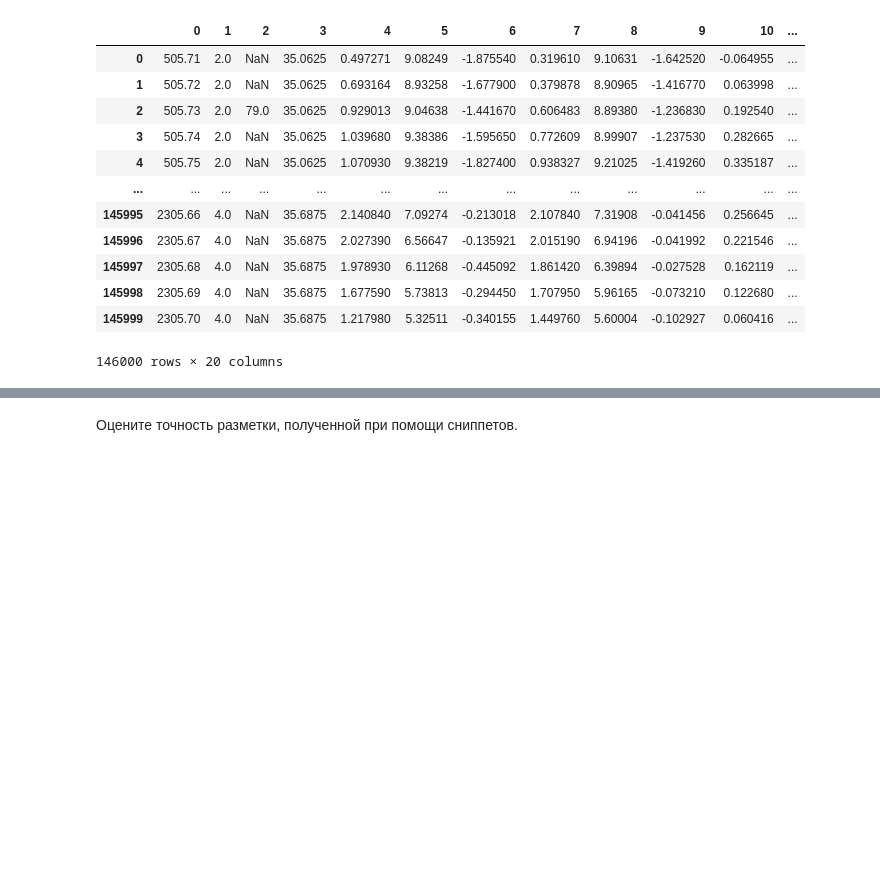
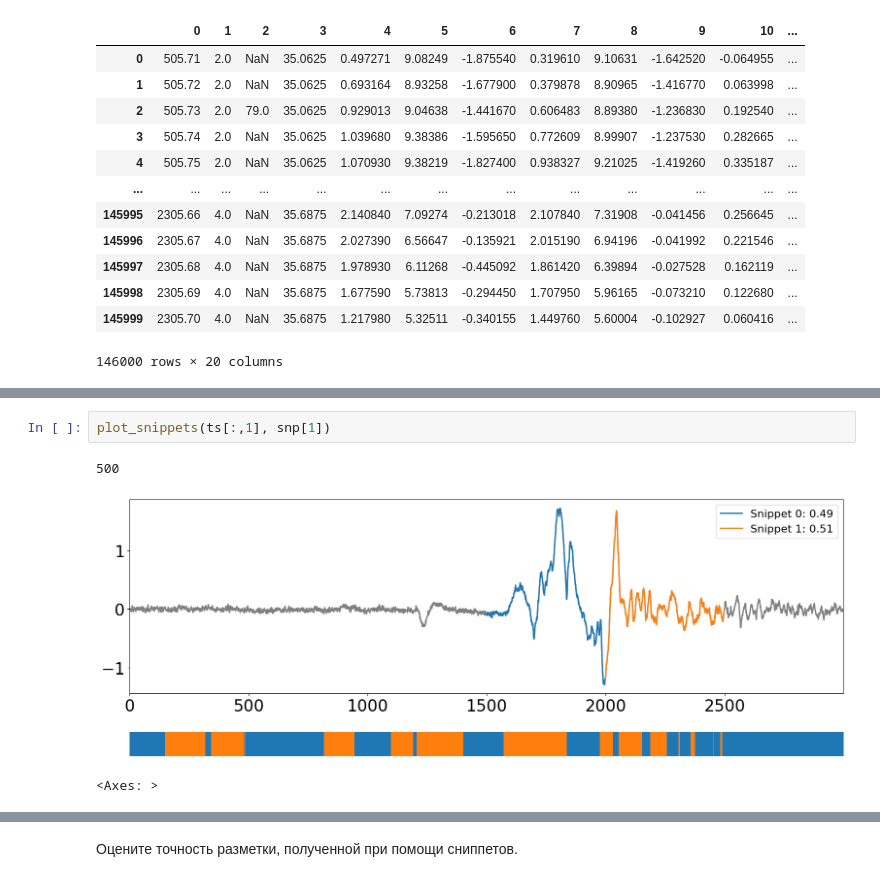
Before and after one commit to Isakova74/2023-Isakova-TimeSeriesCourse, a Jupyter notebook: practice/05_Snippets/05 Snippets.ipynb, the cells around one changed output, grey strips where cells are left out. Cells and saved outputs as stored; diff of their text form; blank space fills up the shorter version.

```diff
--- a/practice/05_Snippets/05 Snippets.ipynb
+++ b/practice/05_Snippets/05 Snippets.ipynb
@@ -240,0 +221,6 @@ plot_snippets(ts3, snp3)
+# %%
+plot_snippets(ts[:,1], snp[1])
+# %% [output]
+500
+[figure, added]
+<Axes: >
```
Also changed, not shown: parts of 50 cells of this notebook.
